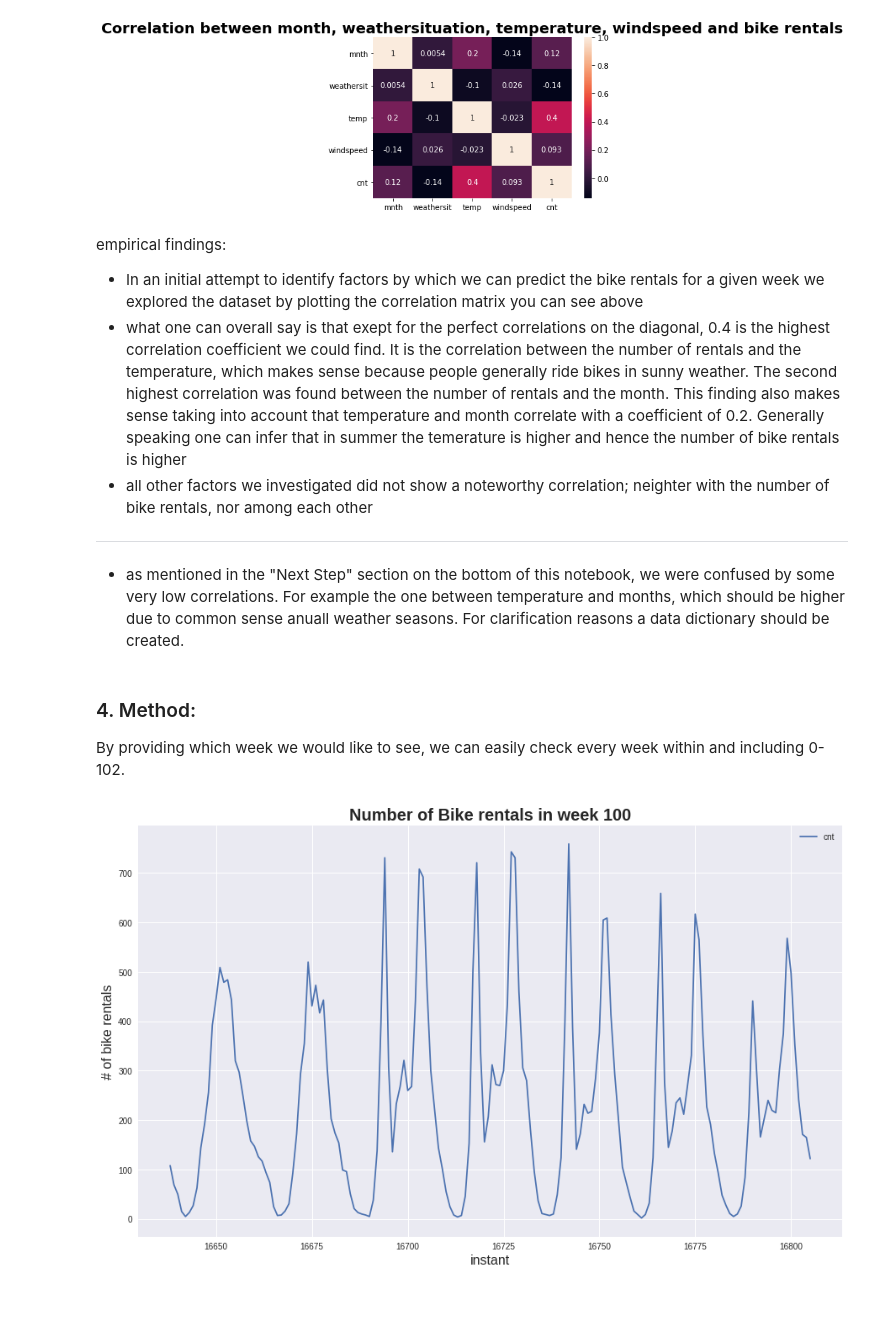
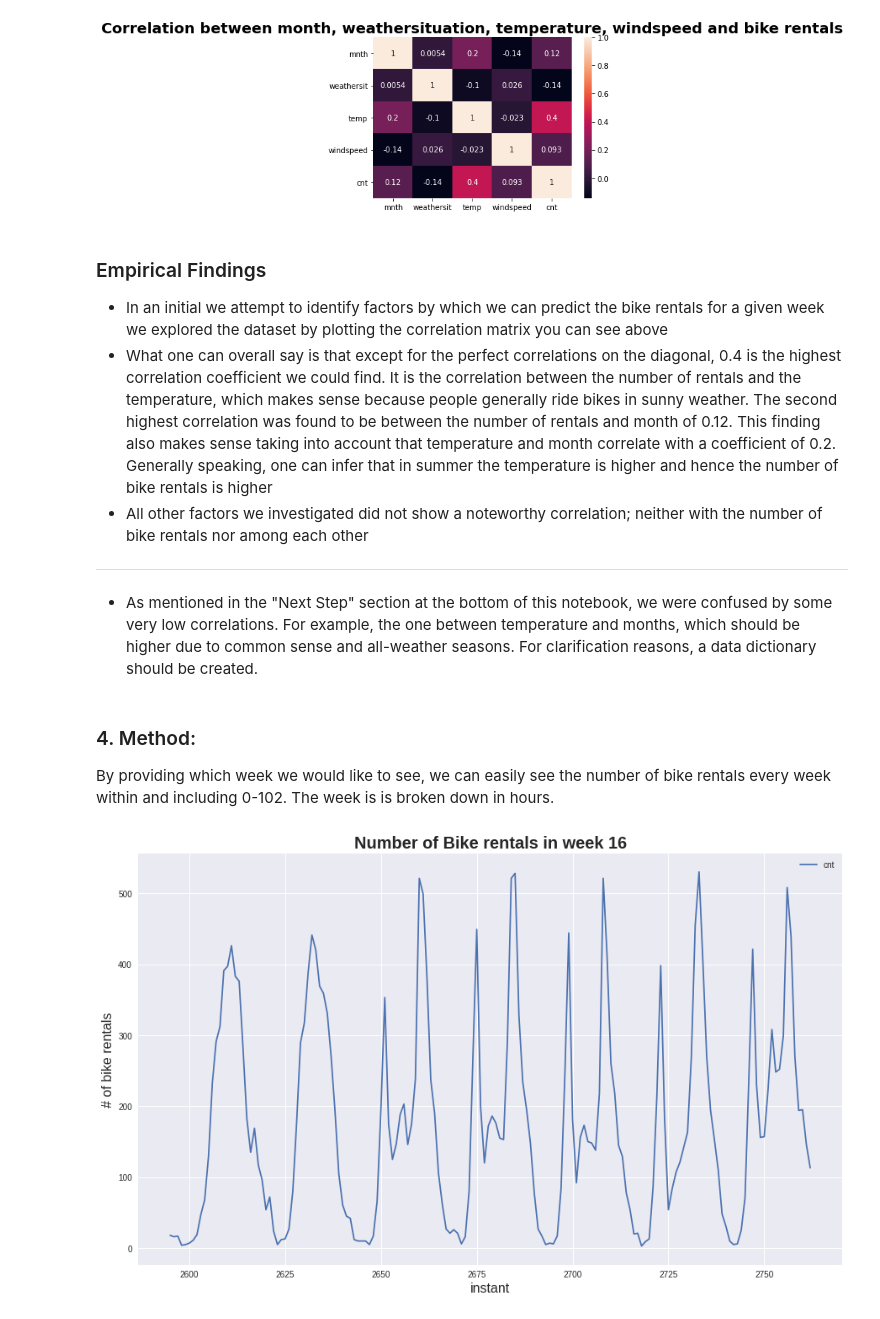
Before and after one commit to lmo272/Group_J, a Jupyter notebook: Storytelling.ipynb, the cells around one changed output. Cells and saved outputs as stored; diff of their text form; code cells hidden in the pictures.

```diff
--- a/Storytelling.ipynb
+++ b/Storytelling.ipynb
@@ -80,17 +80,18 @@ data_instance.plot_correlation_matrix()
 # %% [output]
 [figure]
 # %% [markdown]
-empirical findings:
-- In an initial attempt to identify factors by which we can predict the bike rentals for a given week we explored the dataset by plotting the correlation matrix you can see above
-- what one can overall say is that exept for the perfect correlations on the diagonal, 0.4 is the highest correlation coefficient we could find. It is the correlation between the number of rentals and the temperature, which makes sense because people generally ride bikes in sunny weather. The second highest correlation was found between the number of rentals and the month. This finding also makes sense taking into account that temperature and month correlate with a coefficient of 0.2. Generally speaking one can infer that in summer the temerature is higher and hence the number of bike rentals is higher
-- all other factors we investigated did not show a noteworthy correlation; neighter with the number of bike rentals, nor among each other
+### Empirical Findings
+
+- In an initial we attempt to identify factors by which we can predict the bike rentals for a given week we explored the dataset by plotting the correlation matrix you can see above
+- What one can overall say is that except for the perfect correlations on the diagonal, 0.4 is the highest correlation coefficient we could find. It is the correlation between the number of rentals and the temperature, which makes sense because people generally ride bikes in sunny weather. The second highest correlation was found to be between the number of rentals and month of 0.12. This finding also makes sense taking into account that temperature and month correlate with a coefficient of 0.2. Generally speaking, one can infer that in summer the temperature is higher and hence the number of bike rentals is higher
+- All other factors we investigated did not show a noteworthy correlation; neither with the number of bike rentals nor among each other
 ___
-- as mentioned in the "Next Step" section on the bottom of this notebook, we were confused by some very low correlations. For example the one between temperature and months, which should be higher due to common sense anuall weather seasons. For clarification reasons a data dictionary should be created.
+- As mentioned in the "Next Step" section at the bottom of this notebook, we were confused by some very low correlations. For example, the one between temperature and months, which should be higher due to common sense and all-weather seasons. For clarification reasons, a data dictionary should be created.
 # %% [markdown]
 ### 4. Method:
-By providing which week we would like to see, we can easily check every week within and including 0-102.
+By providing which week we would like to see, we can easily see the number of bike rentals every week within and including 0-102. The week is is broken down in hours.
 # %%
-data_instance.plot_weekly_data(100)
+data_instance.plot_weekly_data(16)
 # %% [output]
-[figure, old version]
+[figure, new version]
 # %% [markdown]
```
Also changed, not shown: parts of 5 cells of this notebook.
